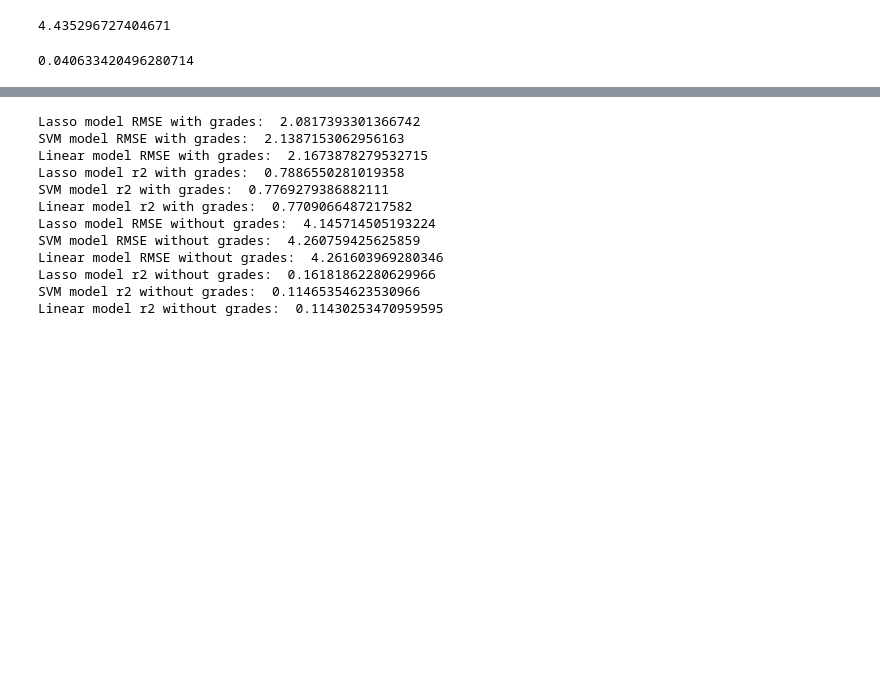
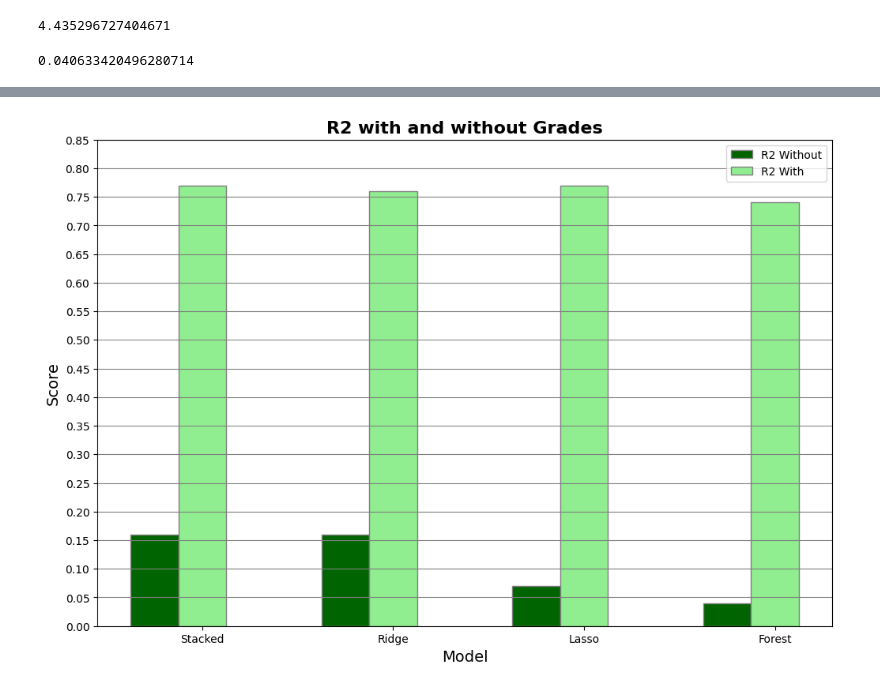
Before and after one commit to NicholasJCampbell/student_grades_project, a Jupyter notebook: final_project_working.ipynb, the cells around one changed output, grey strips where cells are left out. Cells and saved outputs as stored; diff of their text form; code cells hidden in the pictures; blank space fills up the shorter version.

```diff
--- a/final_project_working.ipynb
+++ b/final_project_working.ipynb
@@ -952,32 +845,45 @@ plt.savefig("rmser2.png")
-# %%
-# Gridsearch/SVM has regular names, Lasso has 1 at the end
-
-print("Lasso model RMSE with grades: ", rmse_with_grades1)
-print("SVM model RMSE with grades: ", rmse_with_grades)
-print("Linear model RMSE with grades: ", rmse_with_grades2)
-
-print("Lasso model r2 with grades: ", r2_with_grades1)
-print("SVM model r2 with grades: ", r2_with_grades)
-print("Linear model r2 with grades: ", r2_with_grades2)
-
-print("Lasso model RMSE without grades: ", rmse_without_grades1)
-print("SVM model RMSE without grades: ", rmse_without_grades)
-print("Linear model RMSE without grades: ", rmse_without_grades2)
-
-print("Lasso model r2 without grades: ", r2_without_grades1)
-print("SVM model r2 without grades: ", r2_without_grades)
-print("Linear model r2 without grades: ", r2_without_grades2)
-# %% [output]
-Lasso model RMSE with grades:  2.0817393301366742
-SVM model RMSE with grades:  2.1387153062956163
-Linear model RMSE with grades:  2.1673878279532715
-Lasso model r2 with grades:  0.7886550281019358
-SVM model r2 with grades:  0.7769279386882111
-Linear model r2 with grades:  0.7709066487217582
-Lasso model RMSE without grades:  4.145714505193224
-SVM model RMSE without grades:  4.260759425625859
-Linear model RMSE without grades:  4.261603969280346
-Lasso model r2 without grades:  0.16181862280629966
-SVM model r2 without grades:  0.11465354623530966
-Linear model r2 without grades:  0.11430253470959595
+# %%
+# stacking without: r2 = 0.16403862932757007, RMSE = 4.140220697005828
+
+# Random Forest without: R2 = 0.040633420496280714, RMSE = 4.435296727404671
+
+# Lasso without: R2 = 0.06612579032506105, RMSE = 4.3759724418479164
+
+# Ridge without: R2 = 0.16037362095203167, RMSE = 4.1492865157631265
+
+
+# stacking with: R2 = 0.7720651714307929, RMSE = 2.1619006530944285
+
+# random forest with: R2 = 0.7385443972118901, RMSE = 2.3154177795099713
+
+# lasso with: R2 = 0.7746532652027724, RMSE = 2.149591926092366
+
+# ridge with: R2 = 0.7649979387482997, RMSE = 2.195160216034142
+
+
+barWidth = 0.25
+fig = plt.subplots(figsize =(12, 8))
+plt.title('R2 with and without Grades', fontweight ='bold', fontsize=16)
+R2_without = [0.16, 0.16, 0.07, 0.04]
+R2_with = [0.77, 0.76, 0.77, 0.74]
+
+br1 = np.arange(len(R2_without))
+br2 = [x + barWidth for x in br1]
+
+plt.bar(br1, R2_without, color ='darkgreen', width = barWidth,
+        edgecolor ='grey', label ='R2 Without')
+plt.bar(br2, R2_with, color ='lightgreen', width = barWidth,
+        edgecolor ='grey', label ='R2 With')
+
+plt.xlabel('Model', fontsize = 14)
+plt.ylabel('Score', fontsize = 14)
+plt.yticks(np.arange(0, 0.9, 0.05))
+plt.grid(axis='y', color = 'gray')
+plt.xticks([r + barWidth for r in range(len(R2_without))],
+        ['Stacked', 'Ridge', 'Lasso', 'Forest'])
+
+plt.legend()
+plt.show()
+# %% [output]
+[figure, added]
 # %% [markdown]
```
Also changed, not shown: parts of 41 cells of this notebook.
